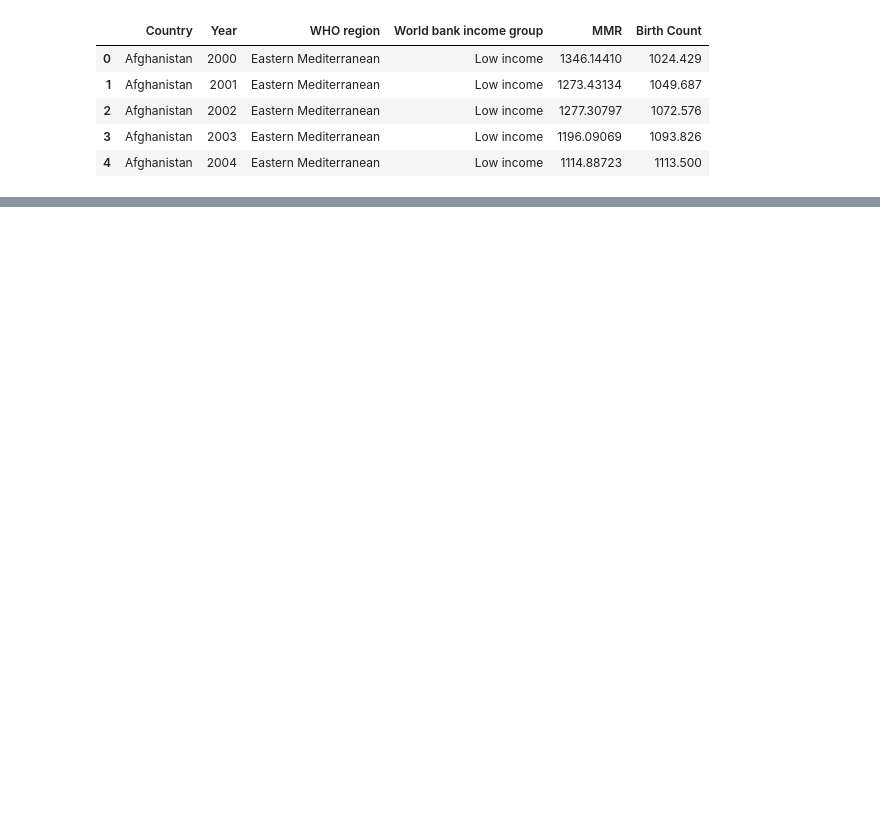
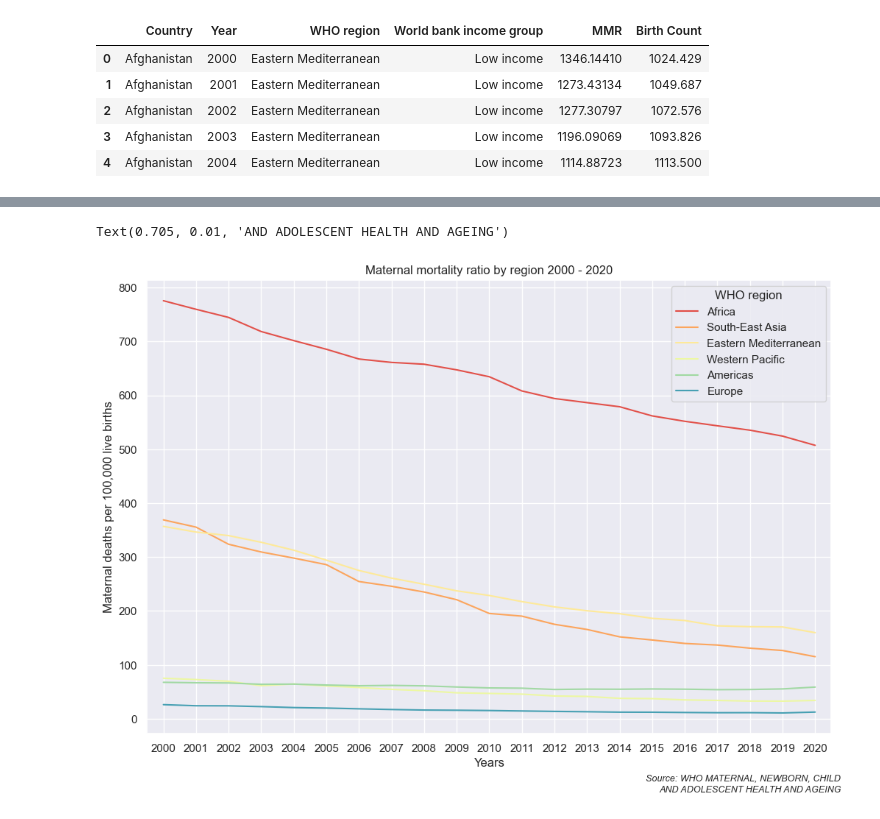
Before and after one commit to mangocrush/whomaternal, a Jupyter notebook: WHOproject.ipynb, the cells around one changed output, grey strips where cells are left out. Saved outputs shown, nothing was run; the diff lists cells and outputs as text; code cells hidden in the pictures; blank space fills up the shorter version.

```diff
--- a/WHOproject.ipynb
+++ b/WHOproject.ipynb
@@ -846,3 +843,17 @@ mmr_region.head()
 | 2 | Africa | 2002 | 744.618084 |
 | 3 | Africa | 2003 | 718.425387 |
 | 4 | Africa | 2004 | 701.597200 |
+# %%
+sns.set_theme(palette=sns.color_palette('Spectral', 6))
+ax3 = sns.lineplot(data=mmr_region, x='Year', y='MMR', hue='WHO region', hue_order=hue_order)
+ax3.set_title('Maternal mortality ratio by region 2000 - 2020')
+ax3.set_ylabel('Maternal deaths per 100,000 live births')
+ax3.set_xlabel('Years')
+plt.locator_params(axis='x', nbins=22)
+plt.xlim(1999.5, 2020.5)
+plt.gcf().text(0.69, 0.03, 'Source: WHO MATERNAL, NEWBORN, CHILD', fontsize=9, style='italic')
+plt.gcf().text(0.705, 0.01, 'AND ADOLESCENT HEALTH AND AGEING', fontsize=9, style='italic')
+#plt.fill_between(mmr_region.YearS.values, mmr_region.MMR.values)
+# %% [output]
+Text(0.705, 0.01, 'AND ADOLESCENT HEALTH AND AGEING')
+[figure, added]
```
Also changed, not shown: parts of 60 cells of this notebook.
